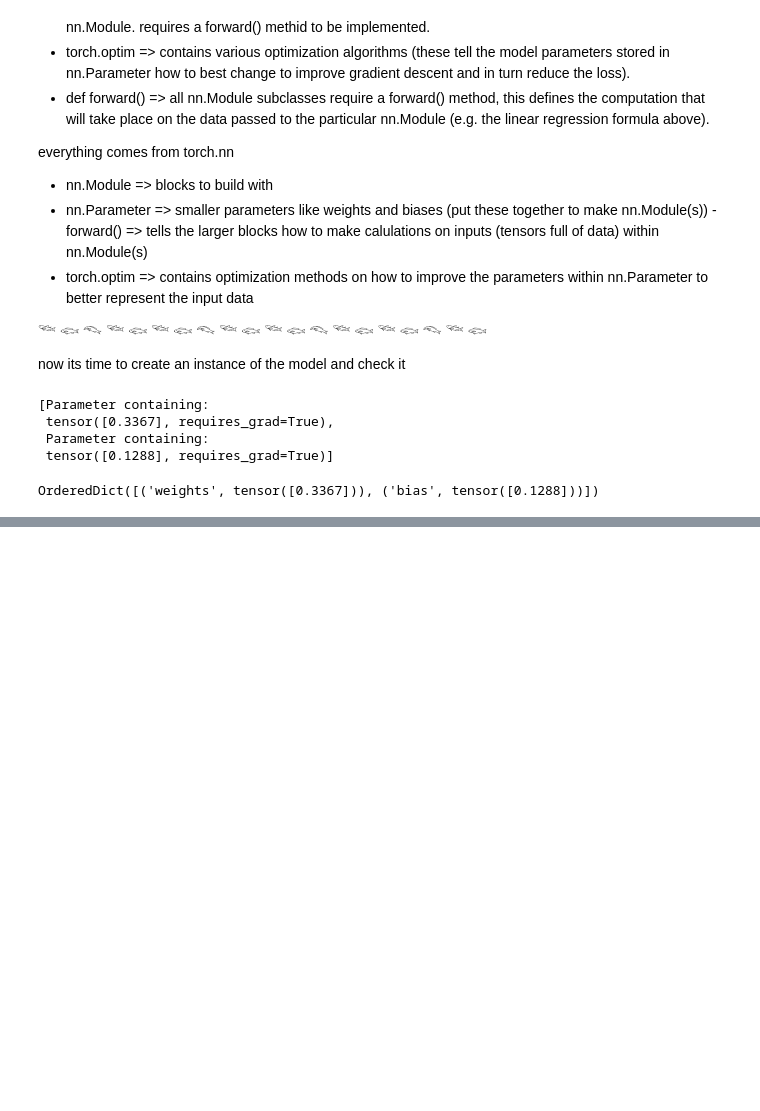
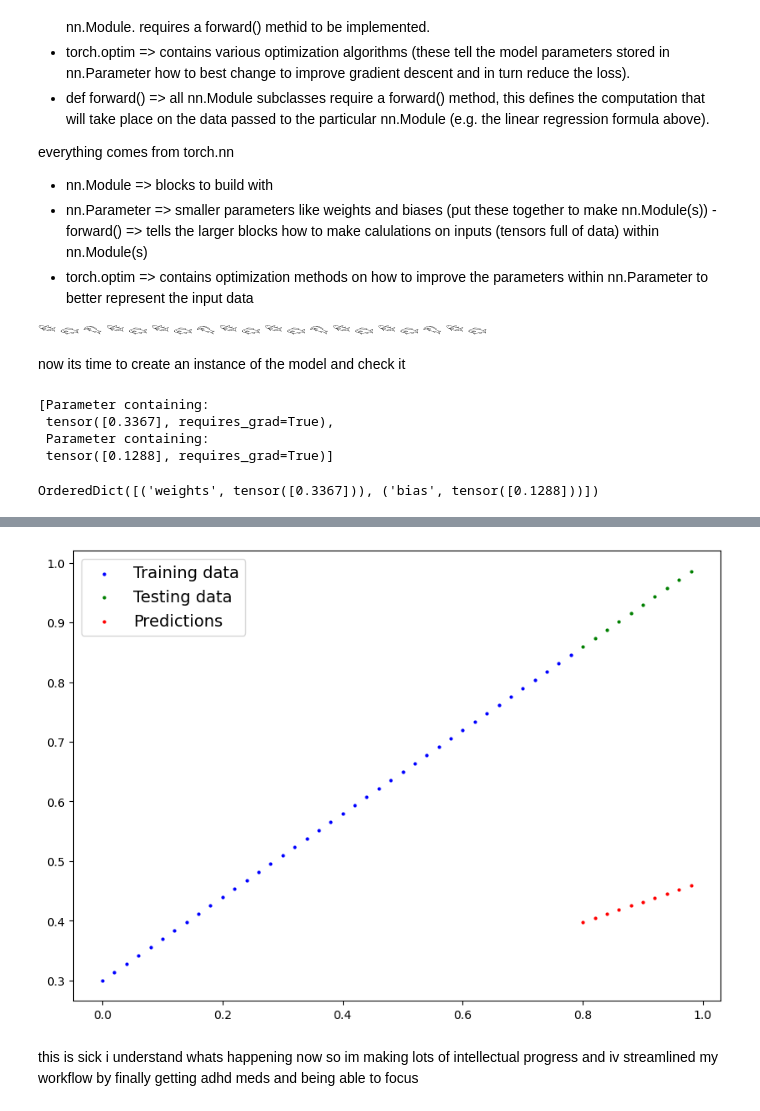
Before and after one commit to Toyolo/Study, a Jupyter notebook: torch_study_notebook.ipynb, the cells around one changed output, grey strips where cells are left out. Cells and saved outputs as stored; diff of their text form; code cells hidden in the pictures; blank space fills up the shorter version.

Commit message:
making intellectual progress !

```diff
--- a/torch_study_notebook.ipynb
+++ b/torch_study_notebook.ipynb
@@ -1112,11 +1096,11 @@ len(X_train), len(y_train), len(X_test), len(y_test)
 this is 40 samples for training, 10 for testing, a set for each X and y
 now i need to visualize this because while i get what this **is**, i dont get what this is at all like its clear im just creating a tensor and creating a way to index into it to create sets of data for stuff, but thats not really usefull without gaining more conceptual ground for me and i think visualizing it is a great way
 # %%
-def plot_predictions(train_data, #originally i made this hard coded for this specific situation but i thnk now its reusbale
-                   train_labels,
-                   test_data,
-                   test_labels,
-                   predictions=None,):
+def plot_predictions(train_data=X_train,
+                    train_labels=y_train,
+                    test_data=X_test,
+                    test_labels=y_test,
+                    predictions=None,):
     """Plots training data, test data and compares predictions if provided."""
     plt.figure(figsize=(10,7)) #makes a new plot (graph thingy in python) with a width of 10 and height of 7
     # Plot training data in blue, the size of each point is set to 4 and the label training data is assigned
@@ -1223,0 +1211,7 @@ Example:
+# %%
+#Make predictions with model
+with torch.inference_mode():
+    y_preds = model_0(X_test)
+#Note: in older PyTorch code you might also see torch.no_grad()
+#with torch.no_grad():
+#   y_preds = model_0(X_test)
@@ -1223,0 +1257,6 @@ Example:
+# %%
+plot_predictions(predictions=y_preds)
+# %% [output]
+[figure, added]
+# %% [markdown]
+this is sick i understand whats happening now so im making lots of intellectual progress and iv streamlined my workflow by finally getting adhd meds and being able to focus
```
Also changed, not shown: parts of 9 cells of this notebook.
